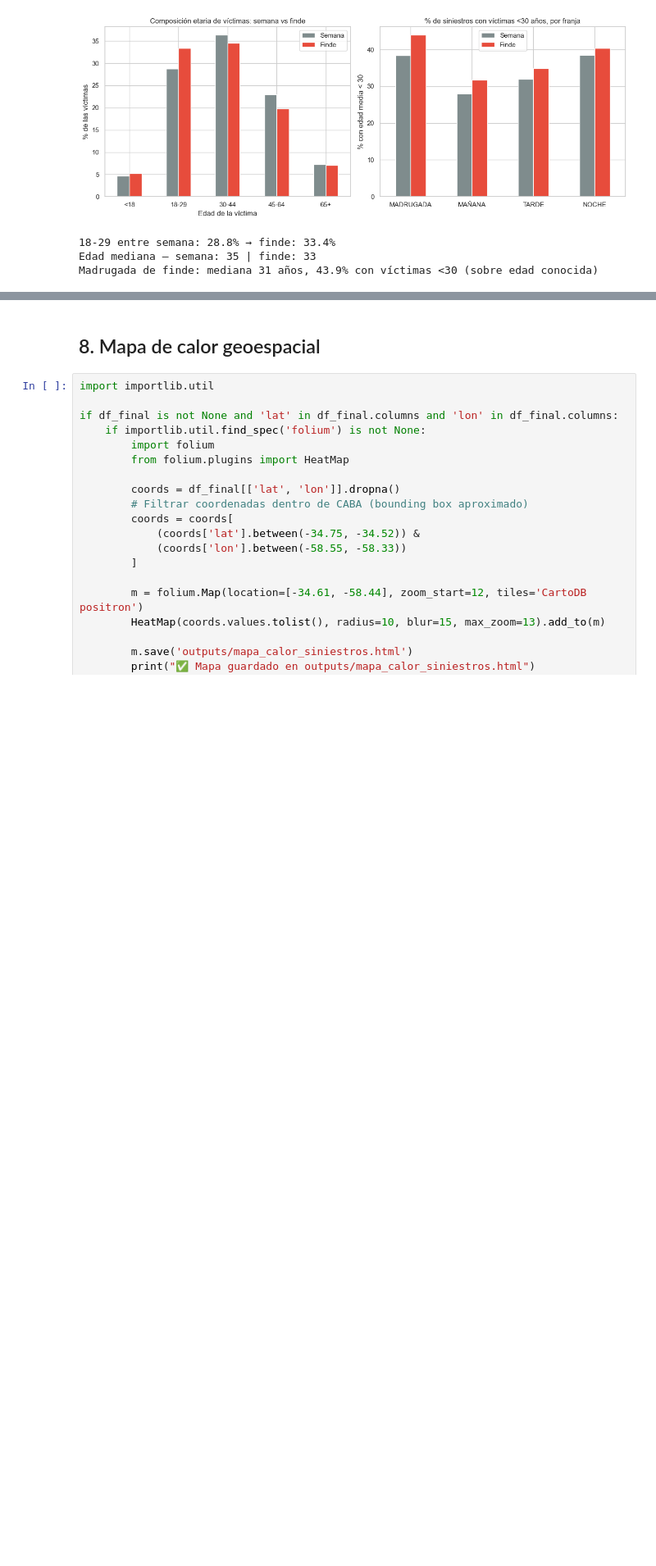
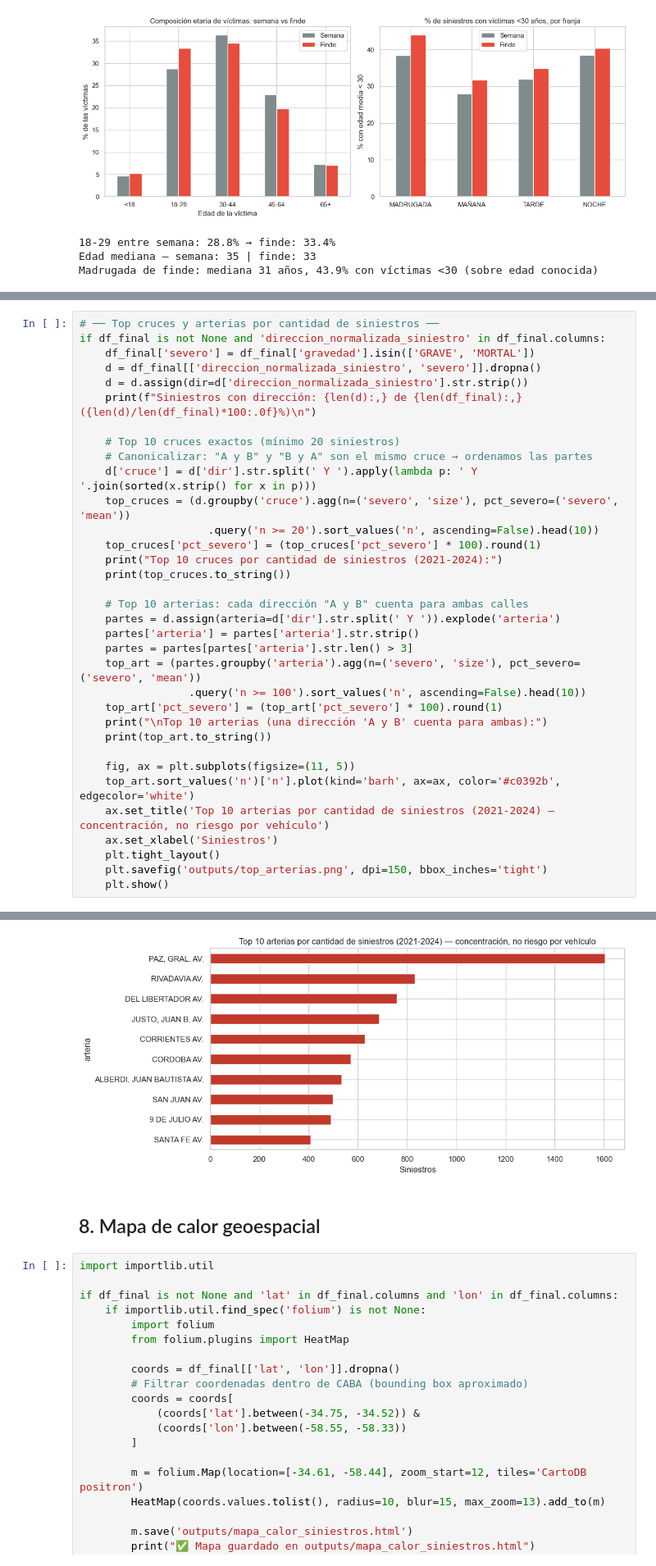
Before and after one commit to valenmendez01/TPO-CienciaDeDatos, a Jupyter notebook: siniestros_viales_pipeline.ipynb, the cells around one changed output, grey strips where cells are left out. Shown at 82% size. Saved outputs shown, nothing was run; the diff lists cells and outputs as text; blank space fills up the shorter version.

```diff
--- a/siniestros_viales_pipeline.ipynb
+++ b/siniestros_viales_pipeline.ipynb
@@ -1460,0 +1532,35 @@ Madrugada de finde: mediana 31 años, 43.9% con víctimas <30 (sobre edad conoci
+# %%
+# ── Top cruces y arterias por cantidad de siniestros ──
+if df_final is not None and 'direccion_normalizada_siniestro' in df_final.columns:
+    df_final['severo'] = df_final['gravedad'].isin(['GRAVE', 'MORTAL'])
+    d = df_final[['direccion_normalizada_siniestro', 'severo']].dropna()
+    d = d.assign(dir=d['direccion_normalizada_siniestro'].str.strip())
+    print(f"Siniestros con dirección: {len(d):,} de {len(df_final):,} ({len(d)/len(df_final)*100:.0f}%)\n")
+
+    # Top 10 cruces exactos (mínimo 20 siniestros)
+    # Canonicalizar: "A y B" y "B y A" son el mismo cruce → ordenamos las partes
+    d['cruce'] = d['dir'].str.split(' Y ').apply(lambda p: ' Y '.join(sorted(x.strip() for x in p)))
+    top_cruces = (d.groupby('cruce').agg(n=('severo', 'size'), pct_severo=('severo', 'mean'))
+                    .query('n >= 20').sort_values('n', ascending=False).head(10))
+    top_cruces['pct_severo'] = (top_cruces['pct_severo'] * 100).round(1)
+    print("Top 10 cruces por cantidad de siniestros (2021-2024):")
+    print(top_cruces.to_string())
+
+    # Top 10 arterias: cada dirección "A y B" cuenta para ambas calles
+    partes = d.assign(arteria=d['dir'].str.split(' Y ')).explode('arteria')
+    partes['arteria'] = partes['arteria'].str.strip()
+    partes = partes[partes['arteria'].str.len() > 3]
+    top_art = (partes.groupby('arteria').agg(n=('severo', 'size'), pct_severo=('severo', 'mean'))
+                 .query('n >= 100').sort_values('n', ascending=False).head(10))
+    top_art['pct_severo'] = (top_art['pct_severo'] * 100).round(1)
+    print("\nTop 10 arterias (una dirección 'A y B' cuenta para ambas):")
+    print(top_art.to_string())
+
+    fig, ax = plt.subplots(figsize=(11, 5))
+    top_art.sort_values('n')['n'].plot(kind='barh', ax=ax, color='#c0392b', edgecolor='white')
+    ax.set_title('Top 10 arterias por cantidad de siniestros (2021-2024) — concentración, no riesgo por vehículo')
+    ax.set_xlabel('Siniestros')
+    plt.tight_layout()
+    plt.savefig('outputs/top_arterias.png', dpi=150, bbox_inches='tight')
+    plt.show()
+# %% [output]
@@ -1461,3 +1584,4 @@ Madrugada de finde: mediana 31 años, 43.9% con víctimas <30 (sobre edad conoci
+[figure, added]
 # %% [markdown]
 ## 8. Mapa de calor geoespacial
 # %%
```
Also changed, not shown: parts of 10 cells of this notebook, 3 other files.
